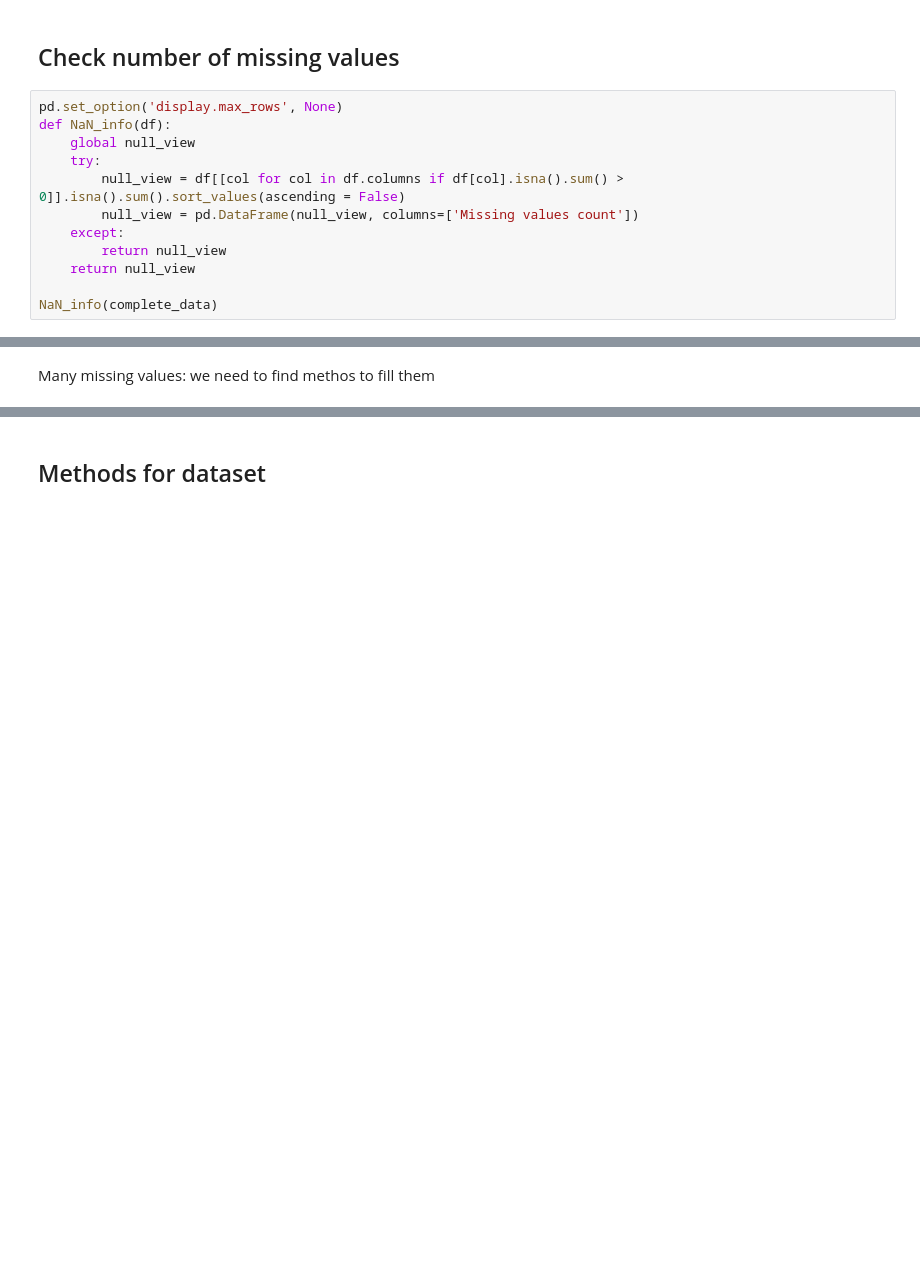
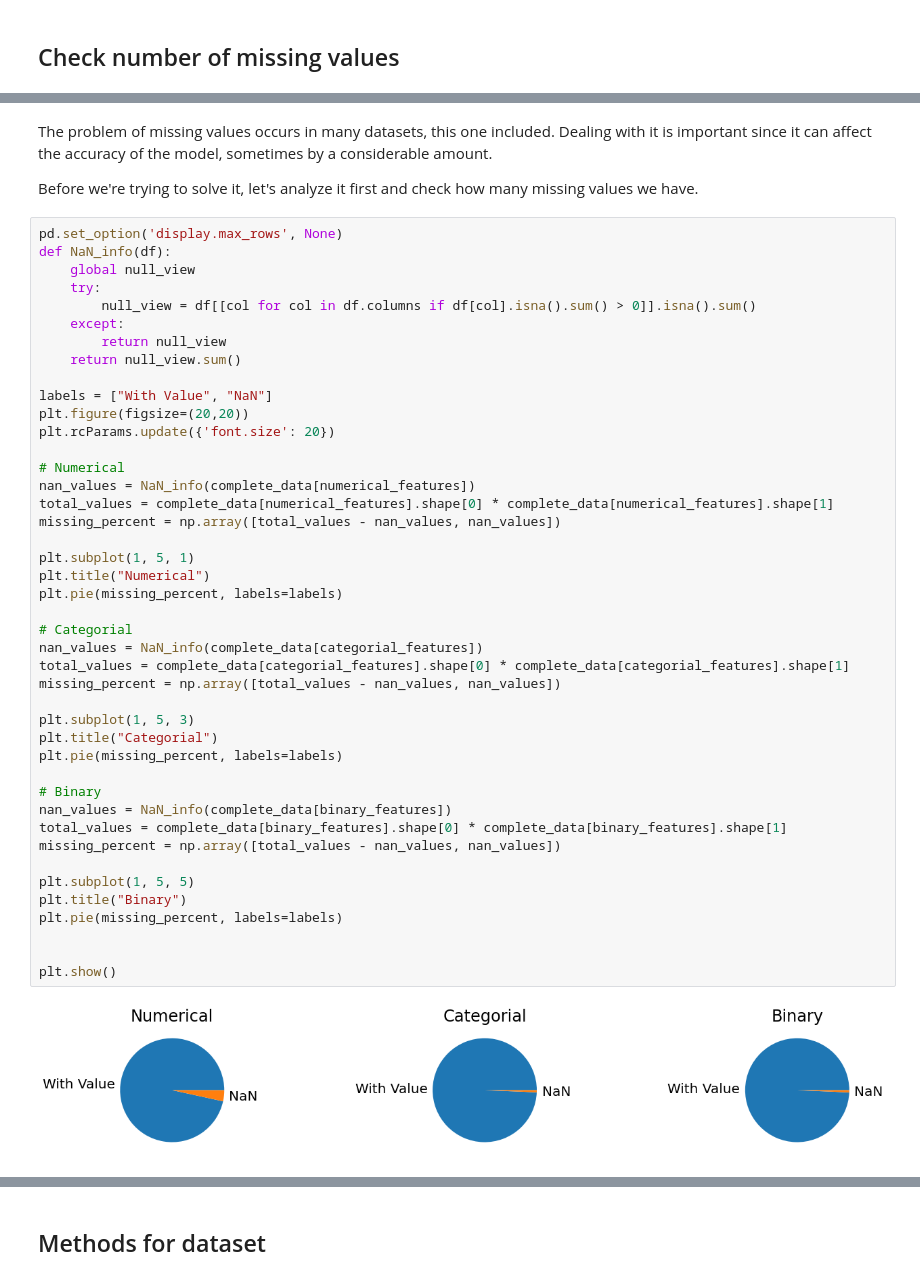
Before and after one commit to EladBil/DS-Squad-Project, a Jupyter notebook: PresentationNotebook.ipynb, the cells around one changed output, grey strips where cells are left out. Saved outputs shown, nothing was run; the diff lists cells and outputs as text; blank space fills up the shorter version.

```diff
--- a/PresentationNotebook.ipynb
+++ b/PresentationNotebook.ipynb
@@ -218,15 +224,3 @@ Most of values are 0 so we will change the representation:
     add column which tell when this feature is missing
 # %% [markdown]
 ## Check number of missing values
-# %%
-pd.set_option('display.max_rows', None)
-def NaN_info(df):
-    global null_view
-    try:
-        null_view = df[[col for col in df.columns if df[col].isna().sum() > 0]].isna().sum().sort_values(ascending = False)
-        null_view = pd.DataFrame(null_view, columns=['Missing values count'])
-    except:
-        return null_view
-    return null_view
-
-NaN_info(complete_data)
@@ -251,2 +227,49 @@ NaN_info(complete_data)
-# %% [markdown]
-Many missing values: we need to find methos to fill them
+# %% [markdown]
+The problem of missing values occurs in many datasets, this one included. Dealing with it is important since it can affect the accuracy of the model, sometimes by a considerable amount.
+
+Before we're trying to solve it, let's analyze it first and check how many missing values we have.
+# %%
+pd.set_option('display.max_rows', None)
+def NaN_info(df):
+    global null_view
+    try:
+        null_view = df[[col for col in df.columns if df[col].isna().sum() > 0]].isna().sum()
+    except:
+        return null_view
+    return null_view.sum()
+
+labels = ["With Value", "NaN"]
+plt.figure(figsize=(20,20))
+plt.rcParams.update({'font.size': 20})
+
+# Numerical
+nan_values = NaN_info(complete_data[numerical_features])
+total_values = complete_data[numerical_features].shape[0] * complete_data[numerical_features].shape[1]
+missing_percent = np.array([total_values - nan_values, nan_values])
+
+plt.subplot(1, 5, 1)
+plt.title("Numerical")
+plt.pie(missing_percent, labels=labels)
+
+# Categorial
+nan_values = NaN_info(complete_data[categorial_features])
+total_values = complete_data[categorial_features].shape[0] * complete_data[categorial_features].shape[1]
+missing_percent = np.array([total_values - nan_values, nan_values])
+
+plt.subplot(1, 5, 3)
+plt.title("Categorial")
+plt.pie(missing_percent, labels=labels)
+
+# Binary
+nan_values = NaN_info(complete_data[binary_features])
+total_values = complete_data[binary_features].shape[0] * complete_data[binary_features].shape[1]
+missing_percent = np.array([total_values - nan_values, nan_values])
+
+plt.subplot(1, 5, 5)
+plt.title("Binary")
+plt.pie(missing_percent, labels=labels)
+
+
+plt.show()
+# %% [output]
+[figure, added]
```
Also changed, not shown: parts of 10 cells of this notebook.
